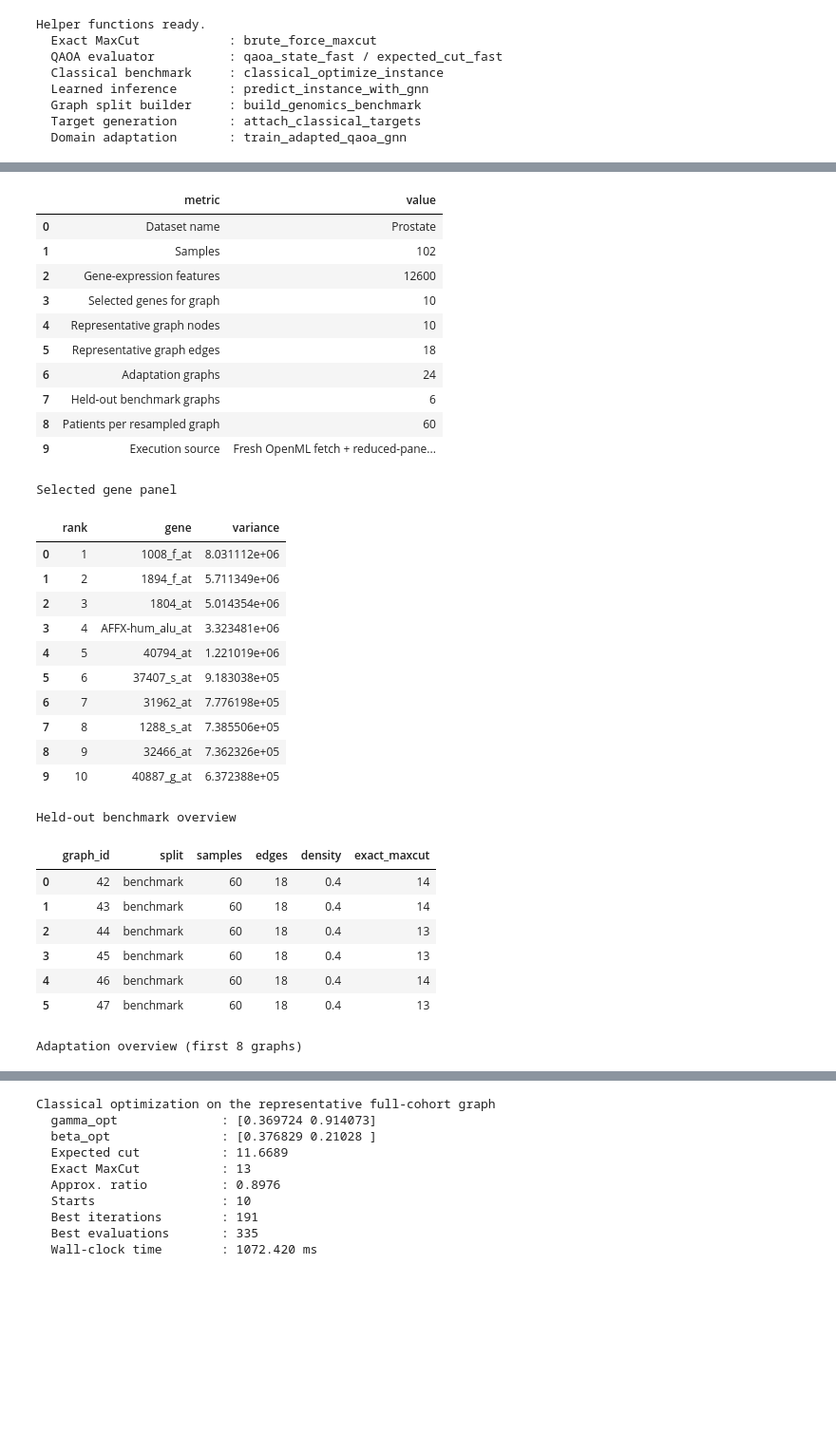
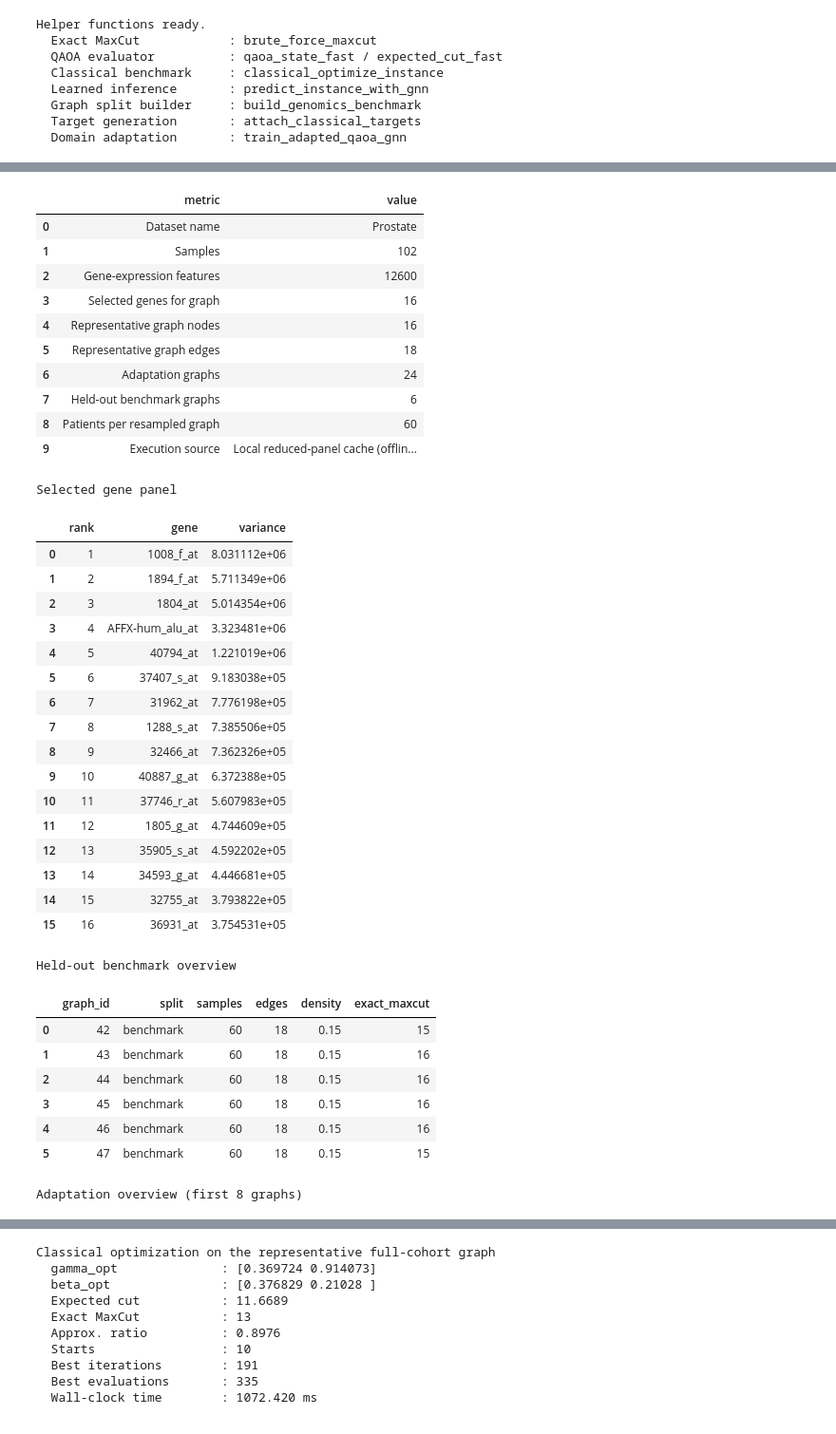
Before and after one commit to thmolena/Hybrid-Quantum-Graph-AI-QAOA-GNN-Biomedical-Optimization, a Jupyter notebook: notebooks/qaoa_demo.ipynb, the cells around one changed output, grey strips where cells are left out. Shown at 95% size. Drawn from its saved outputs; the diff is of its cells as text; code cells hidden in the pictures; blank space fills up the shorter version.

```diff
--- a/notebooks/qaoa_demo.ipynb
+++ b/notebooks/qaoa_demo.ipynb
@@ -1526,7 +1578,7 @@ Local reduced-panel cache override ready.
 genomics_config = {
     "dataset_name": "prostate",
     "version": 1,
-    "top_gene_count": 10,
+    "top_gene_count": 16,
     "target_edge_count": 18,
     "benchmark_size": 6,
     "benchmark_seed": 42,
@@ -1599,35 +1650,41 @@ Representative graph
 
 Dataset summary
 |  | metric | value |
 | 0 | Dataset name | Prostate |
 | 1 | Samples | 102 |
 | 2 | Gene-expression features | 12600 |
-| 3 | Selected genes for graph | 10 |
-| 4 | Representative graph nodes | 10 |
+| 3 | Selected genes for graph | 16 |
+| 4 | Representative graph nodes | 16 |
 | 5 | Representative graph edges | 18 |
 | 6 | Adaptation graphs | 24 |
 | 7 | Held-out benchmark graphs | 6 |
 | 8 | Patients per resampled graph | 60 |
-| 9 | Execution source | Fresh OpenML fetch + reduced-pane... |
+| 9 | Execution source | Local reduced-panel cache (offlin... |
 Selected gene panel
 |  | rank | gene | variance |
 | 0 | 1 | 1008_f_at | 8.031112e+06 |
 | 1 | 2 | 1894_f_at | 5.711349e+06 |
 | 2 | 3 | 1804_at | 5.014354e+06 |
 | 3 | 4 | AFFX-hum_alu_at | 3.323481e+06 |
 | 4 | 5 | 40794_at | 1.221019e+06 |
 | 5 | 6 | 37407_s_at | 9.183038e+05 |
 | 6 | 7 | 31962_at | 7.776198e+05 |
 | 7 | 8 | 1288_s_at | 7.385506e+05 |
 | 8 | 9 | 32466_at | 7.362326e+05 |
 | 9 | 10 | 40887_g_at | 6.372388e+05 |
+| 10 | 11 | 37746_r_at | 5.607983e+05 |
+| 11 | 12 | 1805_g_at | 4.744609e+05 |
+| 12 | 13 | 35905_s_at | 4.592202e+05 |
+| 13 | 14 | 34593_g_at | 4.446681e+05 |
+| 14 | 15 | 32755_at | 3.793822e+05 |
+| 15 | 16 | 36931_at | 3.754531e+05 |
 Held-out benchmark overview
 |  | graph_id | split | samples | edges | density | exact_maxcut |
-| 0 | 42 | benchmark | 60 | 18 | 0.4 | 14 |
-| 1 | 43 | benchmark | 60 | 18 | 0.4 | 14 |
-| 2 | 44 | benchmark | 60 | 18 | 0.4 | 13 |
-| 3 | 45 | benchmark | 60 | 18 | 0.4 | 13 |
-| 4 | 46 | benchmark | 60 | 18 | 0.4 | 14 |
-| 5 | 47 | benchmark | 60 | 18 | 0.4 | 13 |
+| 0 | 42 | benchmark | 60 | 18 | 0.15 | 15 |
+| 1 | 43 | benchmark | 60 | 18 | 0.15 | 16 |
+| 2 | 44 | benchmark | 60 | 18 | 0.15 | 16 |
+| 3 | 45 | benchmark | 60 | 18 | 0.15 | 16 |
+| 4 | 46 | benchmark | 60 | 18 | 0.15 | 16 |
+| 5 | 47 | benchmark | 60 | 18 | 0.15 | 15 |
 Adaptation overview (first 8 graphs)
 |  | graph_id | split | samples | edges | density | exact_maxcut |
```
Also changed, not shown: parts of 3 cells of this notebook, 19 other files.
